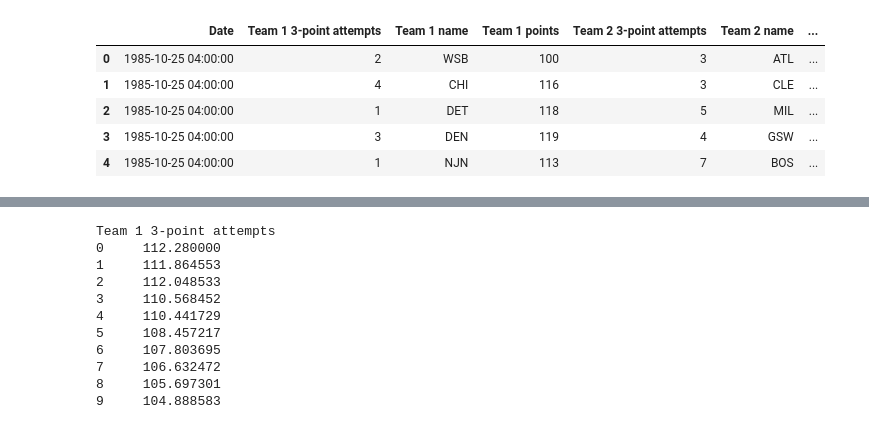
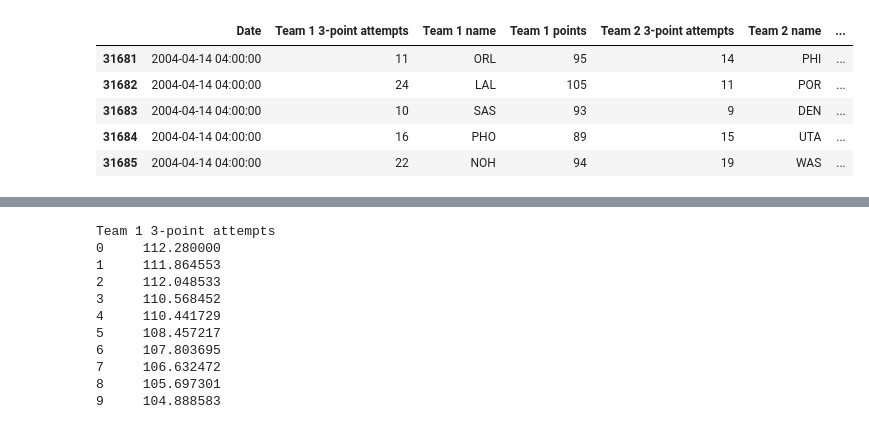
Before and after one commit to magratheazaphod/fictional-octo-spork, a Jupyter notebook: NBA_final.ipynb, the cells around one changed output, grey strips where cells are left out. Saved outputs shown, nothing was run; the diff lists cells and outputs as text; code cells hidden in the pictures.

```diff
--- a/NBA_final.ipynb
+++ b/NBA_final.ipynb
@@ -68,13 +74,13 @@ d = {'Team 1 3-point attempts': team_1_3pa, 'Team 1 points': team_1_pts, 'Team 2
      'Team 2 points': team_2_pts, 'Date': dates, 'Team 1 name': team1, 'Team 2 name': team2}
 df = pd.DataFrame(data=d)
 # %%
-df.head()
+df.tail()
 # %% [output]
 |  | Date | Team 1 3-point attempts | Team 1 name | Team 1 points | Team 2 3-point attempts | Team 2 name | ... |
-| 0 | 1985-10-25 04:00:00 | 2 | WSB | 100 | 3 | ATL | ... |
-| 1 | 1985-10-25 04:00:00 | 4 | CHI | 116 | 3 | CLE | ... |
-| 2 | 1985-10-25 04:00:00 | 1 | DET | 118 | 5 | MIL | ... |
-| 3 | 1985-10-25 04:00:00 | 3 | DEN | 119 | 4 | GSW | ... |
-| 4 | 1985-10-25 04:00:00 | 1 | NJN | 113 | 7 | BOS | ... |
+| 31681 | 2004-04-14 04:00:00 | 11 | ORL | 95 | 14 | PHI | ... |
+| 31682 | 2004-04-14 04:00:00 | 24 | LAL | 105 | 11 | POR | ... |
+| 31683 | 2004-04-14 04:00:00 | 10 | SAS | 93 | 9 | DEN | ... |
+| 31684 | 2004-04-14 04:00:00 | 16 | PHO | 89 | 15 | UTA | ... |
+| 31685 | 2004-04-14 04:00:00 | 22 | NOH | 94 | 19 | WAS | ... |
 # %%
 df['Team 1 points']
```
Also changed, not shown: parts of 7 cells of this notebook, 3 other files.
